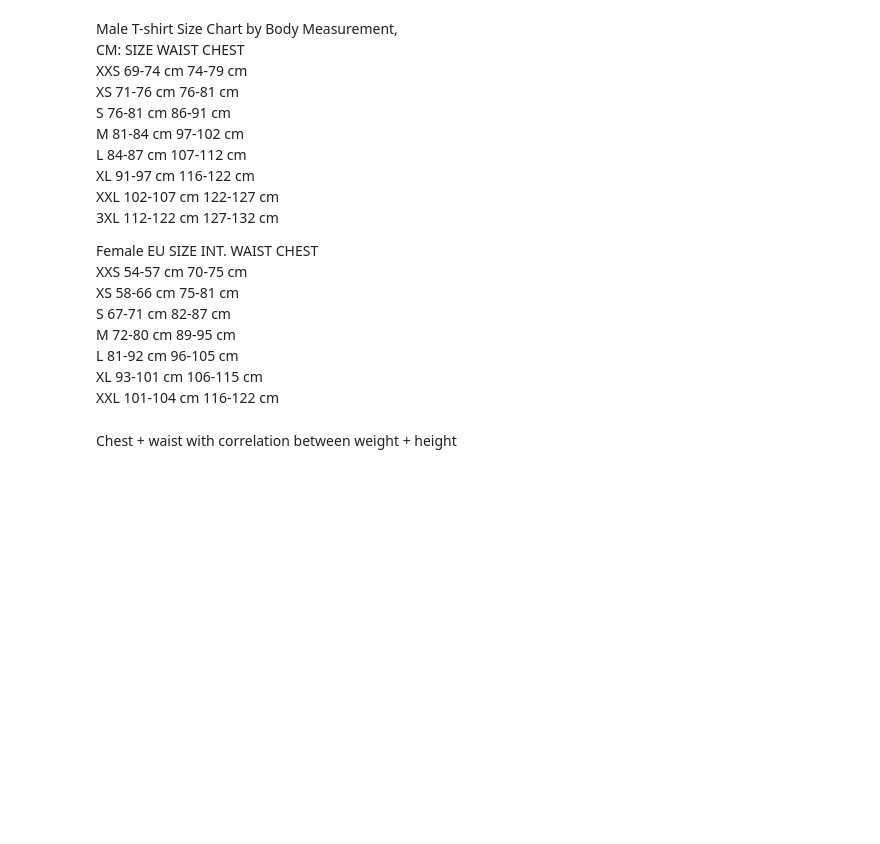
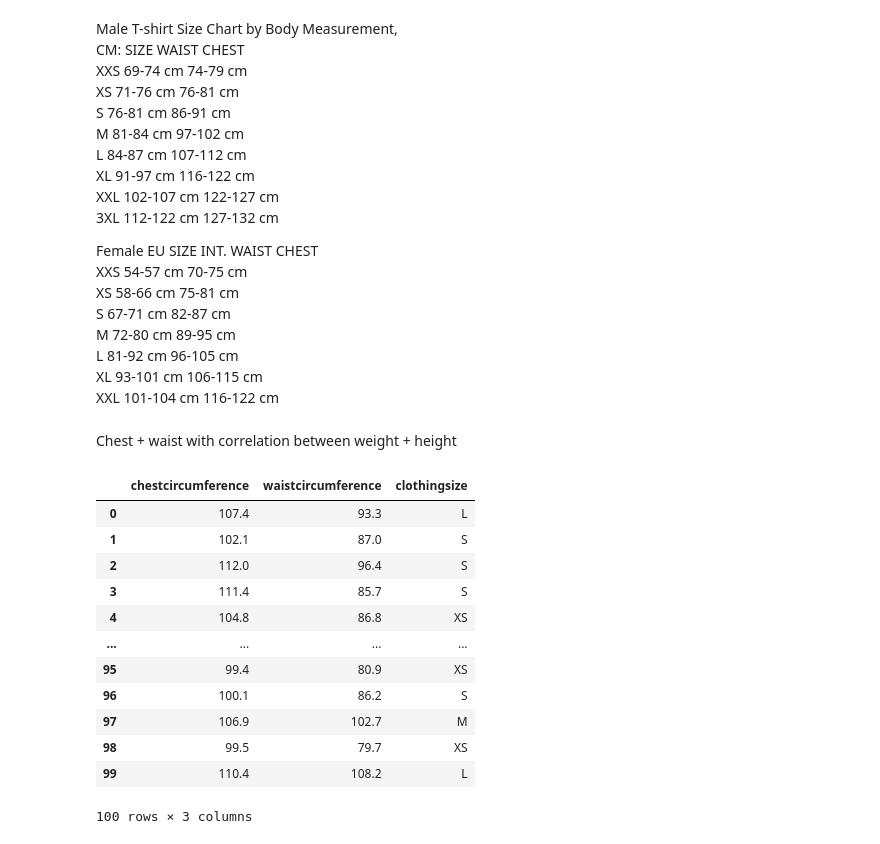
Before and after one commit to emcy90/jupyteredu, a Jupyter notebook: bodyEDA.ipynb, the cells around one changed output. Cells and saved outputs as stored; diff of their text form; code cells hidden in the pictures; blank space fills up the shorter version.

```diff
--- a/bodyEDA.ipynb
+++ b/bodyEDA.ipynb
@@ -158,3 +174,38 @@ XL 93-101 cm 106-115 cm<br>
 XXL 101-104 cm 116-122 cm
 # %% [markdown]
 Chest + waist with correlation between weight + height
+# %%
+men_sizes = {"XXS": [(69, 71), (74, 76)], "XS": [(71, 77), (76, 86)], "S": [(77, 81), (86, 97)], "M": [(81, 85), (97, 107)], "L": [(85, 92), (107, 116)], "XL": [(92, 102), (116, 122)], "XXL": [(102, 112), (122, 128)], "3XL": [(112, 122), (128, 132)]}
+female_sizes = {"XSS": [(54, 58), (70, 75)], "XS": [(58, 67), (75,82)], "S": [(67, 72), (82, 89)], "M": [(72, 81), (89, 96)], "L": [(81, 93), (96, 106)], "XL": [(93, 101), (106, 116)], "XXL": [(101, 104), (116, 122)]}
+# %%
+def categories_by_size(df, sizes):
+    cloth_sizes = ["L"]
+    for row in range(df.shape[0]):
+        key_found = False
+        for key in sizes:
+            for i, col in enumerate(df):
+                if sizes[key][i][0] <= df[col][row] <= sizes[key][i][1]:
+                    cloth_sizes.append(key)
+                    key_found = True
+                    break
+
+            if key_found: break
+
+    df["clothingsize"] = cloth_sizes
+    return df
+# %%
+categories_by_size(df, men_sizes)
+# %% [output]
+|  | chestcircumference | waistcircumference | clothingsize |
+| 0 | 107.4 | 93.3 | L |
+| 1 | 102.1 | 87.0 | S |
+| 2 | 112.0 | 96.4 | S |
+| 3 | 111.4 | 85.7 | S |
+| 4 | 104.8 | 86.8 | XS |
+| ... | ... | ... | ... |
+| 95 | 99.4 | 80.9 | XS |
+| 96 | 100.1 | 86.2 | S |
+| 97 | 106.9 | 102.7 | M |
+| 98 | 99.5 | 79.7 | XS |
+| 99 | 110.4 | 108.2 | L |
+100 rows × 3 columns
```
Also changed, not shown: parts of 7 cells of this notebook, 4 other files.
